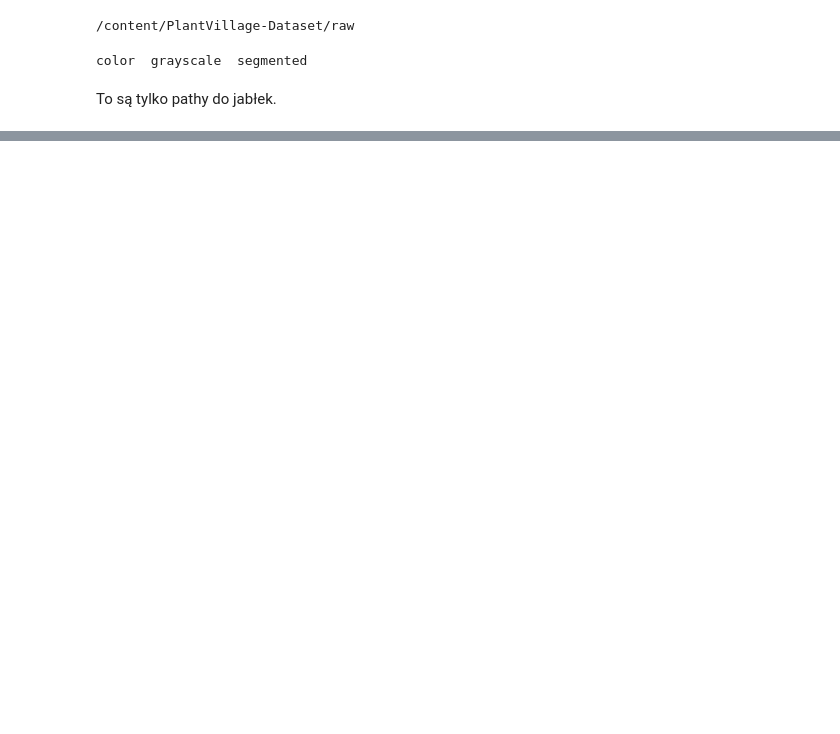
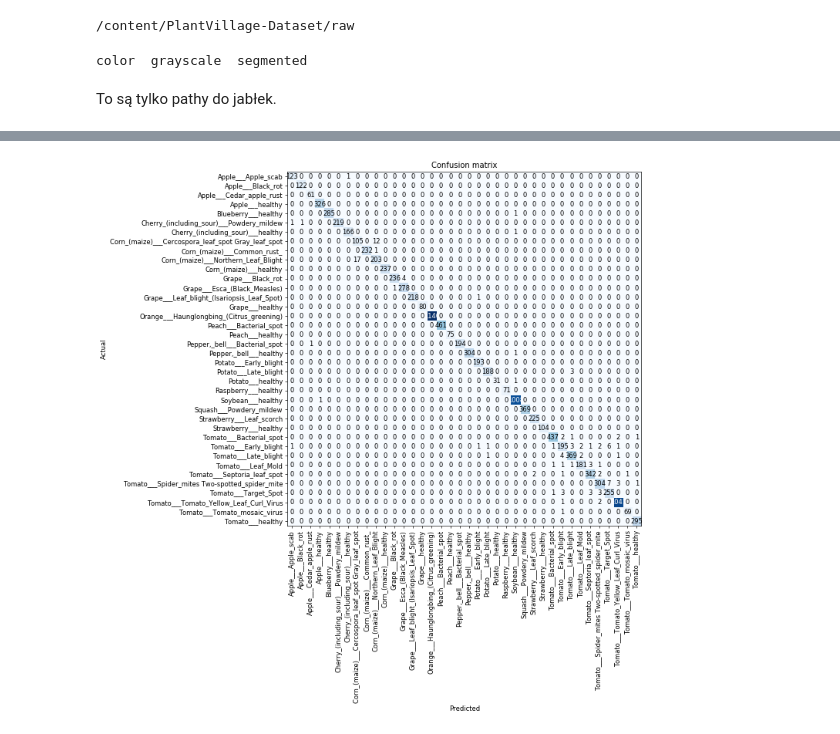
Before and after one commit to kornellewy/sathelp, a Jupyter notebook: apple_ver_1_0.ipynb, the cells around one changed output, grey strips where cells are left out. Cells and saved outputs as stored; diff of their text form; code cells hidden in the pictures; blank space fills up the shorter version.

```diff
--- a/apple_ver_1_0.ipynb
+++ b/apple_ver_1_0.ipynb
@@ -66,0 +127,4 @@ print(data.classes)
+# %%
+interp.plot_confusion_matrix(figsize=(12,12), dpi=60)
+# %% [output]
+[figure, added]
```
Also changed, not shown: parts of 36 cells of this notebook.
